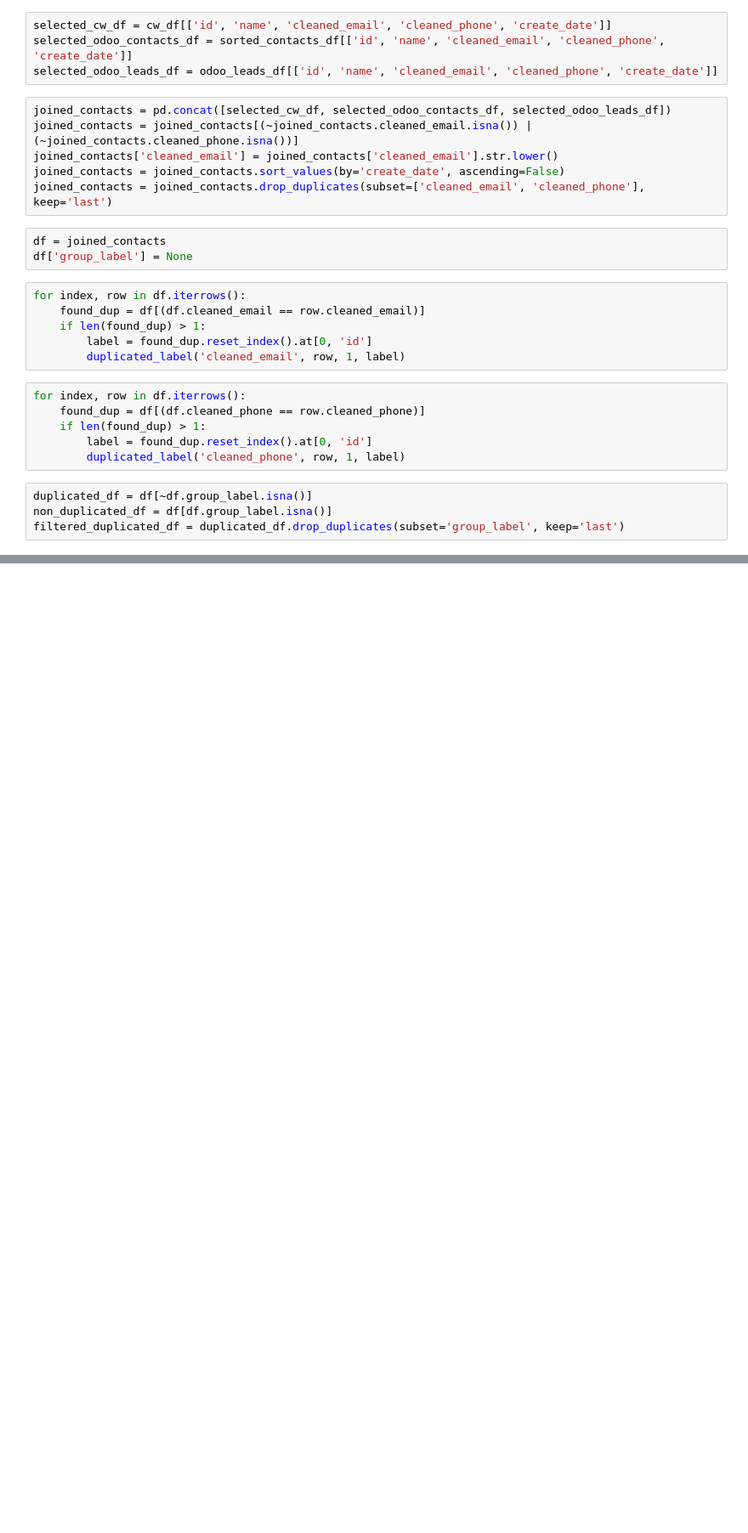
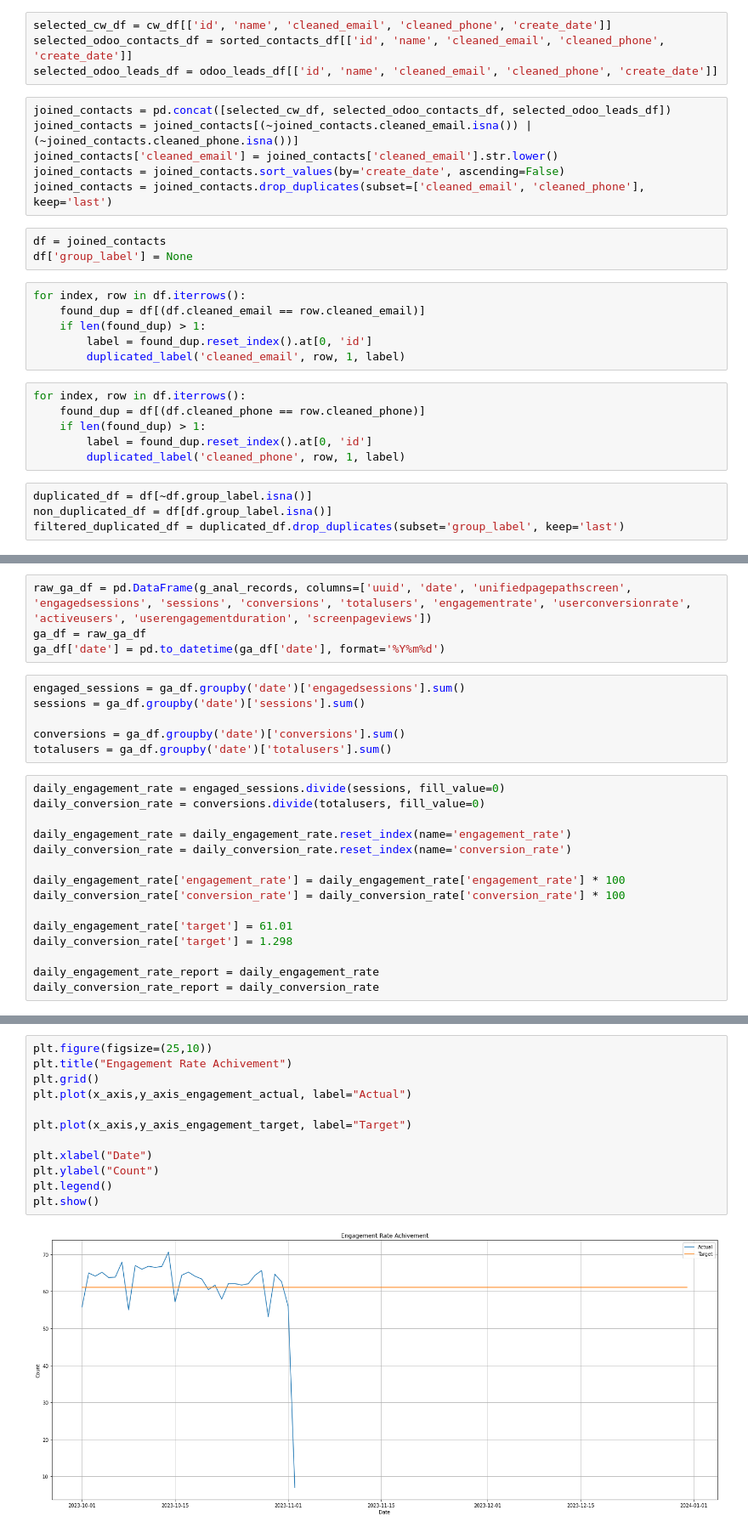
Before and after one commit to smsperkasa/mql-project-dashboard, a Jupyter notebook: get_mql_using_ir.ipynb, the cells around one changed output, grey strips where cells are left out. Shown at 85% size. Saved outputs shown, nothing was run; the diff lists cells and outputs as text; blank space fills up the shorter version.

```diff
--- a/get_mql_using_ir.ipynb
+++ b/get_mql_using_ir.ipynb
@@ -356,0 +297,25 @@ df
+# %%
+raw_ga_df = pd.DataFrame(g_anal_records, columns=['uuid', 'date', 'unifiedpagepathscreen', 'engagedsessions', 'sessions', 'conversions', 'totalusers', 'engagementrate', 'userconversionrate', 'activeusers', 'userengagementduration', 'screenpageviews'])
+ga_df = raw_ga_df
+ga_df['date'] = pd.to_datetime(ga_df['date'], format='%Y%m%d')
+# %%
+engaged_sessions = ga_df.groupby('date')['engagedsessions'].sum()
+sessions = ga_df.groupby('date')['sessions'].sum()
+
+conversions = ga_df.groupby('date')['conversions'].sum()
+totalusers = ga_df.groupby('date')['totalusers'].sum()
+# %%
+daily_engagement_rate = engaged_sessions.divide(sessions, fill_value=0)
+daily_conversion_rate = conversions.divide(totalusers, fill_value=0)
+
+daily_engagement_rate = daily_engagement_rate.reset_index(name='engagement_rate')
+daily_conversion_rate = daily_conversion_rate.reset_index(name='conversion_rate')
+
+daily_engagement_rate['engagement_rate'] = daily_engagement_rate['engagement_rate'] * 100
+daily_conversion_rate['conversion_rate'] = daily_conversion_rate['conversion_rate'] * 100
+
+daily_engagement_rate['target'] = 61.01
+daily_conversion_rate['target'] = 1.298
+
+daily_engagement_rate_report = daily_engagement_rate
+daily_conversion_rate_report = daily_conversion_rate
@@ -356,0 +381,14 @@ df
+# %%
+plt.figure(figsize=(25,10))
+plt.title("Engagement Rate Achivement")
+plt.grid()
+plt.plot(x_axis,y_axis_engagement_actual, label="Actual")
+
+plt.plot(x_axis,y_axis_engagement_target, label="Target")
+
+plt.xlabel("Date")
+plt.ylabel("Count")
+plt.legend()
+plt.show()
+# %% [output]
+[figure, added]
```
Also changed, not shown: parts of 38 cells of this notebook, 1 other file.
